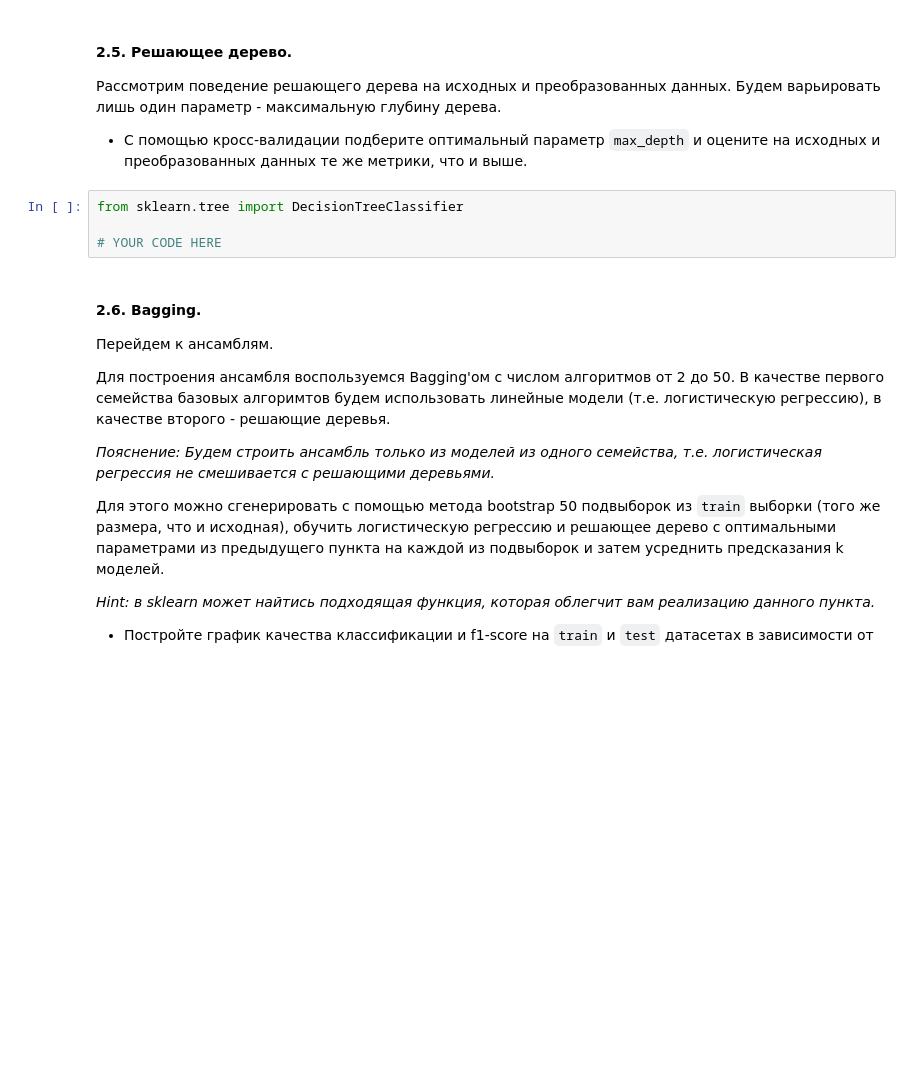
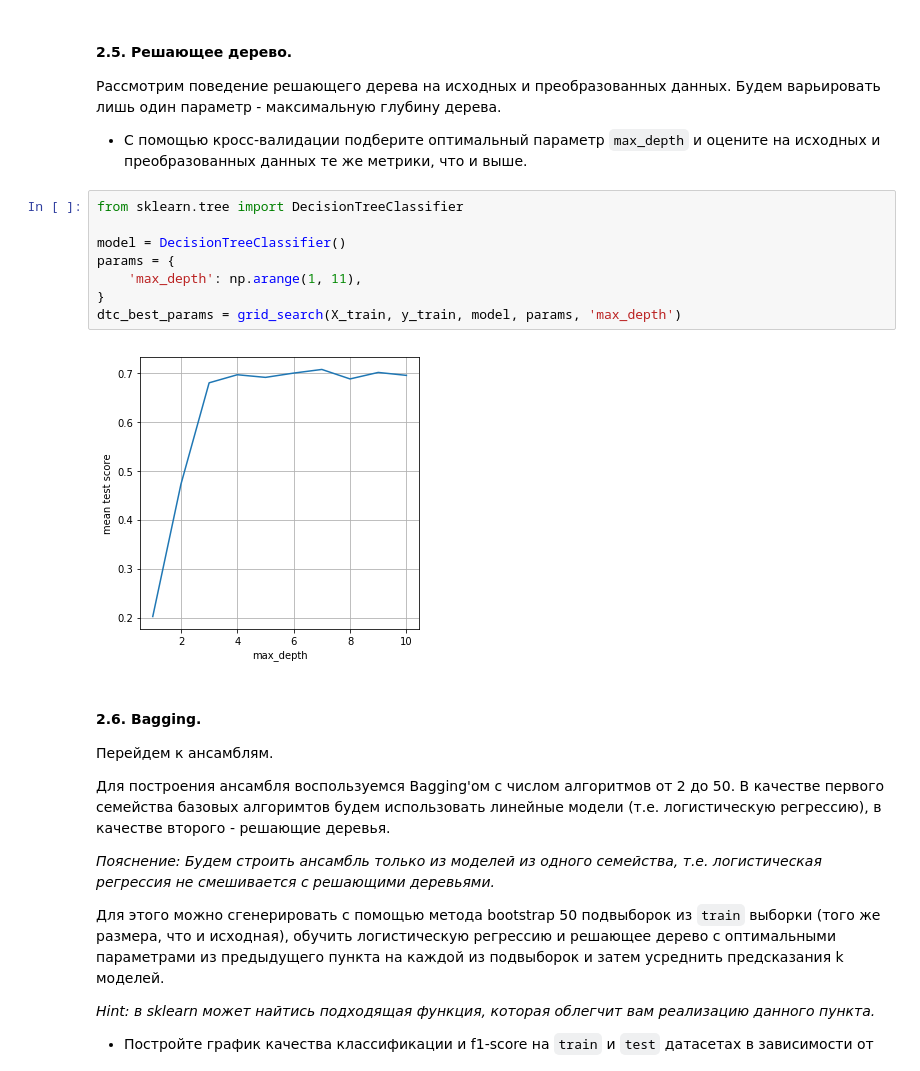
Before and after one commit to Binpord/ml-mipt-homeworks, a Jupyter notebook: Lab1/Lab1_Linear_and_Ensembles.ipynb, the cells around one changed output. Saved outputs shown, nothing was run; the diff lists cells and outputs as text; blank space fills up the shorter version.

```diff
--- a/Lab1/Lab1_Linear_and_Ensembles.ipynb
+++ b/Lab1/Lab1_Linear_and_Ensembles.ipynb
@@ -266,10 +260,16 @@ precision = 0.7377662590820486, f1 = 0.6857266560765254
 Рассмотрим поведение решающего дерева на исходных и преобразованных данных. Будем варьировать лишь один параметр - максимальную глубину дерева.
 
 * С помощью кросс-валидации подберите оптимальный параметр `max_depth` и оцените на исходных и преобразованных данных те же метрики, что и выше.
-# %%
-from sklearn.tree import DecisionTreeClassifier
-
-# YOUR CODE HERE
+# %%
+from sklearn.tree import DecisionTreeClassifier
+
+model = DecisionTreeClassifier()
+params = {
+    'max_depth': np.arange(1, 11),
+}
+dtc_best_params = grid_search(X_train, y_train, model, params, 'max_depth')
+# %% [output]
+[figure, added]
 # %% [markdown]
 #### 2.6. Bagging.
 Перейдем к ансамблям.
```
Also changed, not shown: parts of 27 cells of this notebook.
